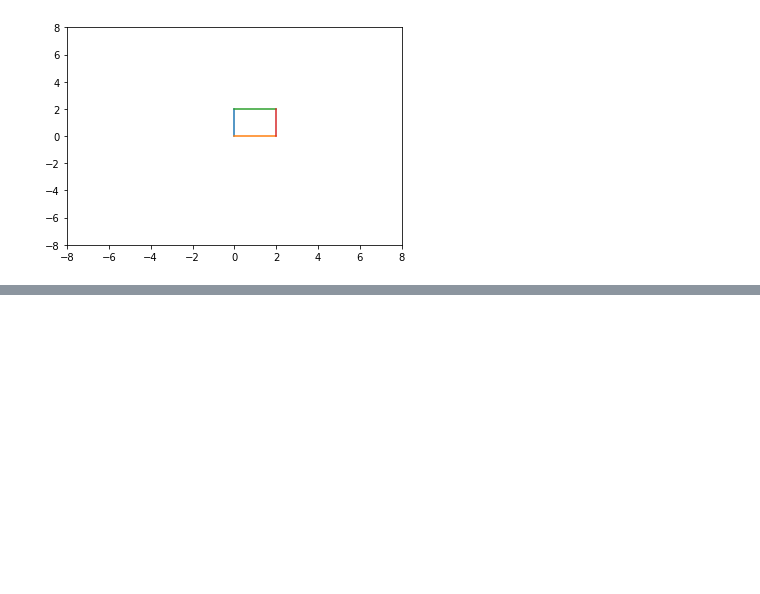
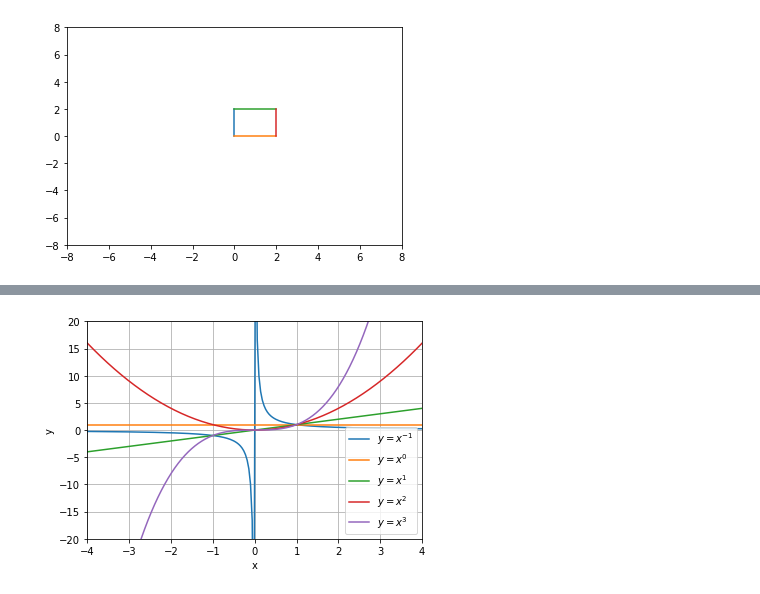
Before and after one commit to nicolasmarino99/learning-maths-with-python, a Jupyter notebook: Chap Graphing and visualization/Graphing.ipynb, the cells around one changed output, grey strips where cells are left out. Cells and saved outputs as stored; diff of their text form; code cells hidden in the pictures; blank space fills up the shorter version.

```diff
--- a/Chap Graphing and visualization/Graphing.ipynb
+++ b/Chap Graphing and visualization/Graphing.ipynb
@@ -44,0 +96,14 @@ plt.show()
+# %%
+x = np.linspace(-4,4,200)
+for i in range(-1,4):
+    y = x ** i
+    plt.plot(x,y,label='$y = x^{%g}$'%(i))
+plt.xlim([-4,4])
+plt.ylim([-20,20])
+plt.xlabel('x')
+plt.ylabel('y')
+plt.legend()
+plt.grid()
+plt.show()
+# %% [output]
+[figure, added]
```
Also changed, not shown: parts of 7 cells of this notebook.
